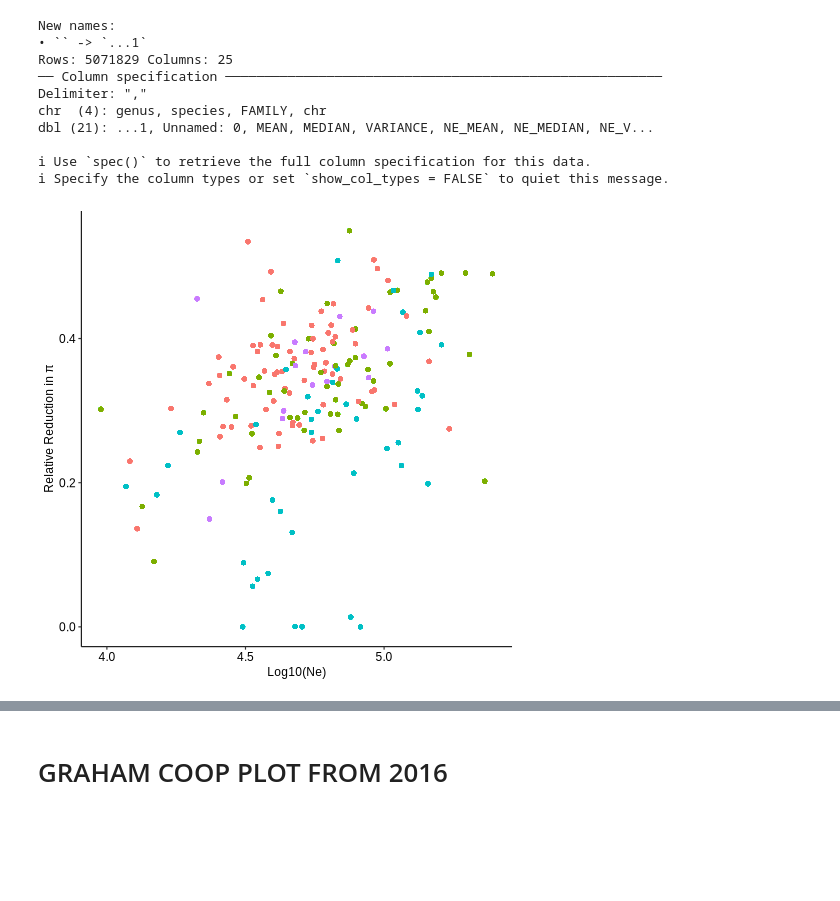
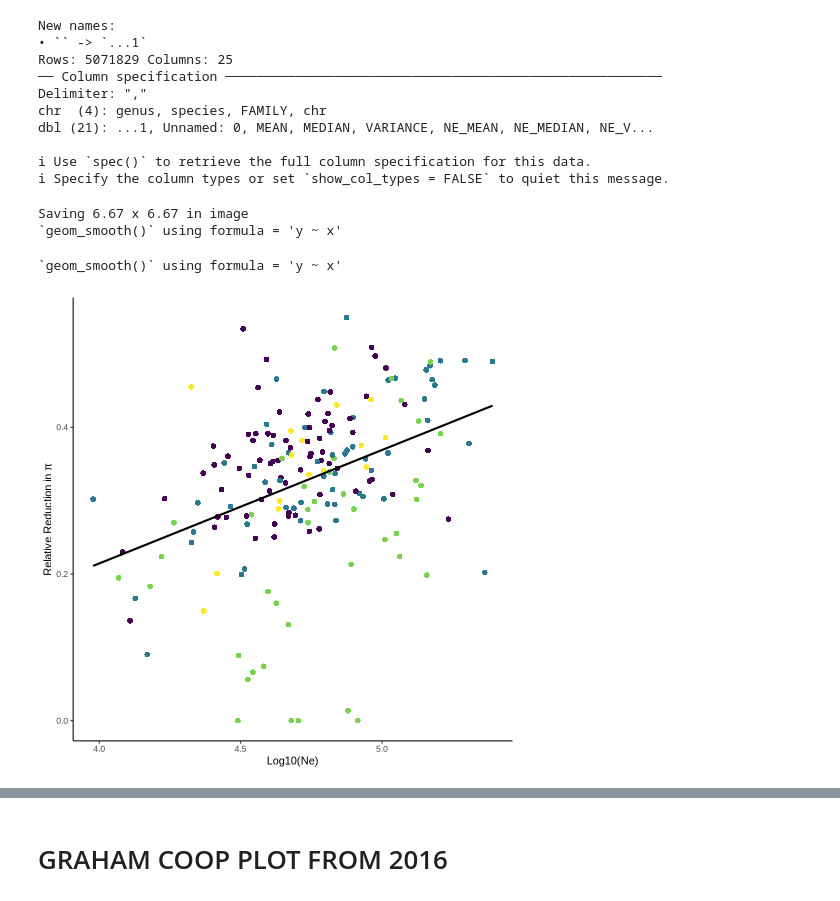
Before and after one commit to Bjarke-M/diversitynrecombination, a Jupyter notebook: notebooks/ploting.ipynb, the cells around one changed output, grey strips where cells are left out. Drawn from its saved outputs; the diff is of its cells as text; code cells hidden in the pictures; blank space fills up the shorter version.

```diff
--- a/notebooks/ploting.ipynb
+++ b/notebooks/ploting.ipynb
@@ -271,20 +326,30 @@ dbl (21): ...1, Unnamed: 0, MEAN, MEDIAN, VARIANCE, NE_MEAN, NE_MEDIAN, NE_V...
 ℹ Specify the column types or set `show_col_types = FALSE` to quiet this message.
 # %%
 %%R
-merged_tibble %>%
+plotthehele <- merged_tibble %>%
     filter(!(species %in% c('zaza','albinasus'))) %>%
    ggplot(aes(x=log10(NE_MEDIAN),y=(slope_mikkel)))+
    geom_point(aes(col=pg_name))+
    #geom_errorbar(aes(xmin = log10(lower_bound), xmax = log10(upper_bound)), width = 0.005) +
-   #geom_smooth(method = 'lm',se=F)+#+theme(legend.position='none')
+   geom_smooth(method = 'lm', col = 'black')+#+theme(legend.position='none')
     #facet_wrap(pg_name~.)+
-            ggpubr::theme_pubr()+
-           theme(legend.position = 'none',strip.background = element_rect(
-             color="black", fill="white", size=1.5, linetype="solid"))+
+            theme_classic()+
+scale_colour_manual(values=c('#440154FF','#2A788EFF','#7AD151FF','#FDE725FF')) +
+           theme(strip.background = element_rect(
+             color="black", fill="white", size=1.5, linetype="solid"),legend.position='none')+
              ylab("Relative Reduction in π")+
              xlab('Log10(Ne)')
+
+ggsave('test.pdf',plotthehele)
 # %% [output]
-[figure, removed]
+Saving 6.67 x 6.67 in image
+`geom_smooth()` using formula = 'y ~ x'
+# %%
+%%R
+plotthehele
+# %% [output]
+`geom_smooth()` using formula = 'y ~ x'
+[figure, added]
 # %%
 %%R
 merged_tibble %>%
```
Also changed, not shown: parts of 24 cells of this notebook, 16 other files.
